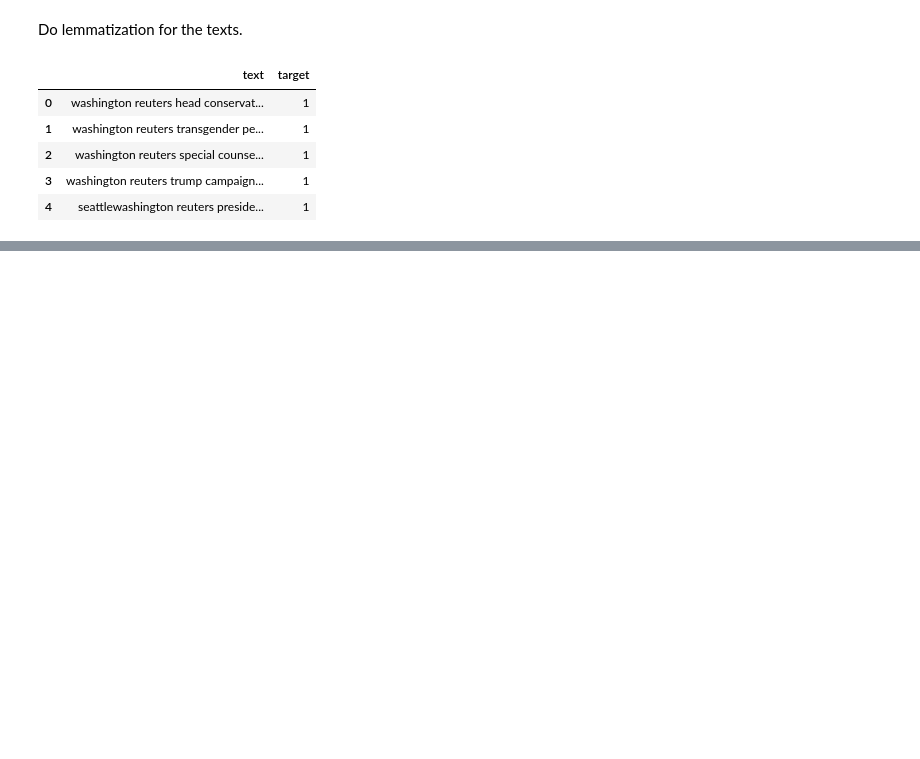
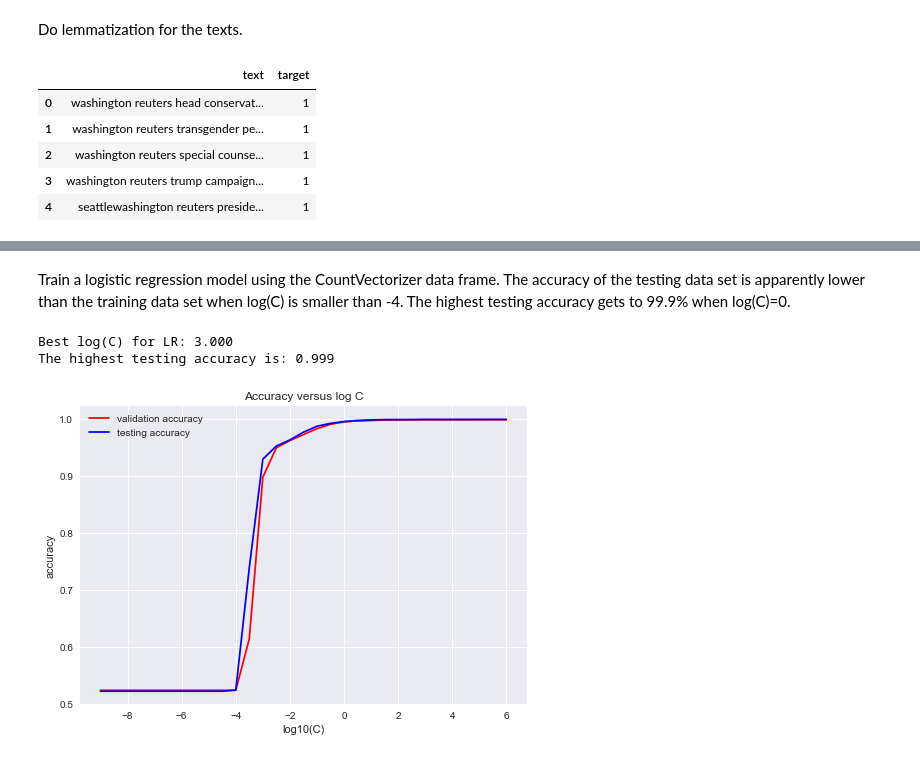
Before and after one commit to minhui-ma/Fake-news-and-real-news-classification, a Jupyter notebook: Fake_news_real_news.ipynb, the cells around one changed output, grey strips where cells are left out. Saved outputs shown, nothing was run; the diff lists cells and outputs as text; code cells hidden in the pictures; blank space fills up the shorter version.

```diff
--- a/Fake_news_real_news.ipynb
+++ b/Fake_news_real_news.ipynb
@@ -249,0 +244,12 @@ tfidf
+# %%
+# TF
+tf = TfidfVectorizer(max_features=5000, ngram_range = (1,3), min_df = 0.01, \
+                     max_df = 0.5, use_idf=False)
+x_tr_tf = tf.fit_transform(corpus)
+x_te_tf = tf.transform(te_corpus)
+
+# IDF
+idf = TfidfVectorizer(max_features=5000, ngram_range = (1,3), min_df = 0.01, \
+                      max_df = 0.5, use_idf=True)
+x_tr_idf = idf.fit_transform(corpus)
+x_te_idf = idf.transform(te_corpus)
@@ -249,0 +298,8 @@ tfidf
+# %% [markdown]
+Train a logistic regression model using the CountVectorizer data frame. The accuracy of the testing data set is apparently lower than the training data set when log(C) is smaller than -4. The highest testing accuracy gets to 99.9% when log(C)=0.
+# %%
+LR_model(x_tr_tf, x_te_tf)
+# %% [output]
+Best log(C) for LR: 3.000
+The highest testing accuracy is: 0.999
+[figure, added]
```
Also changed, not shown: parts of 40 cells of this notebook.
